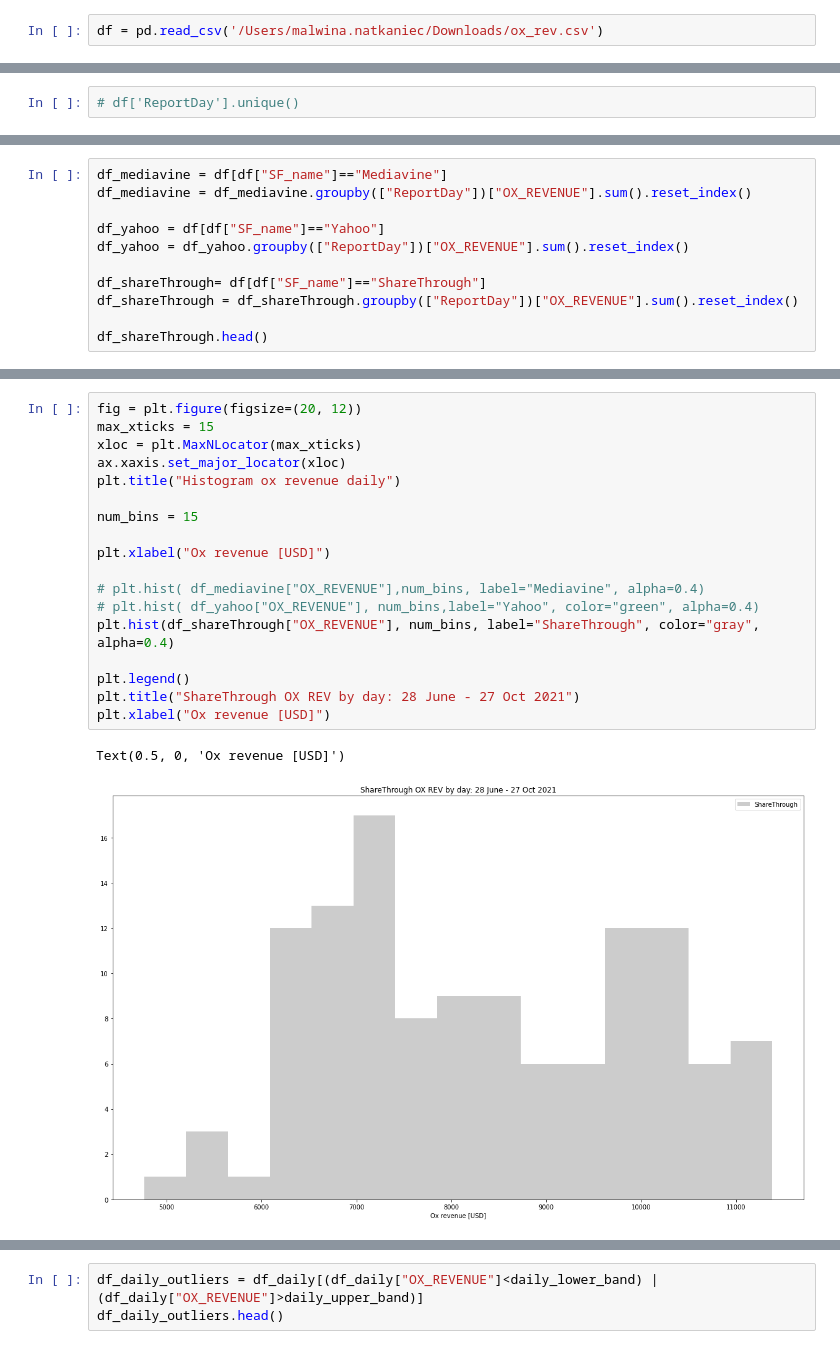
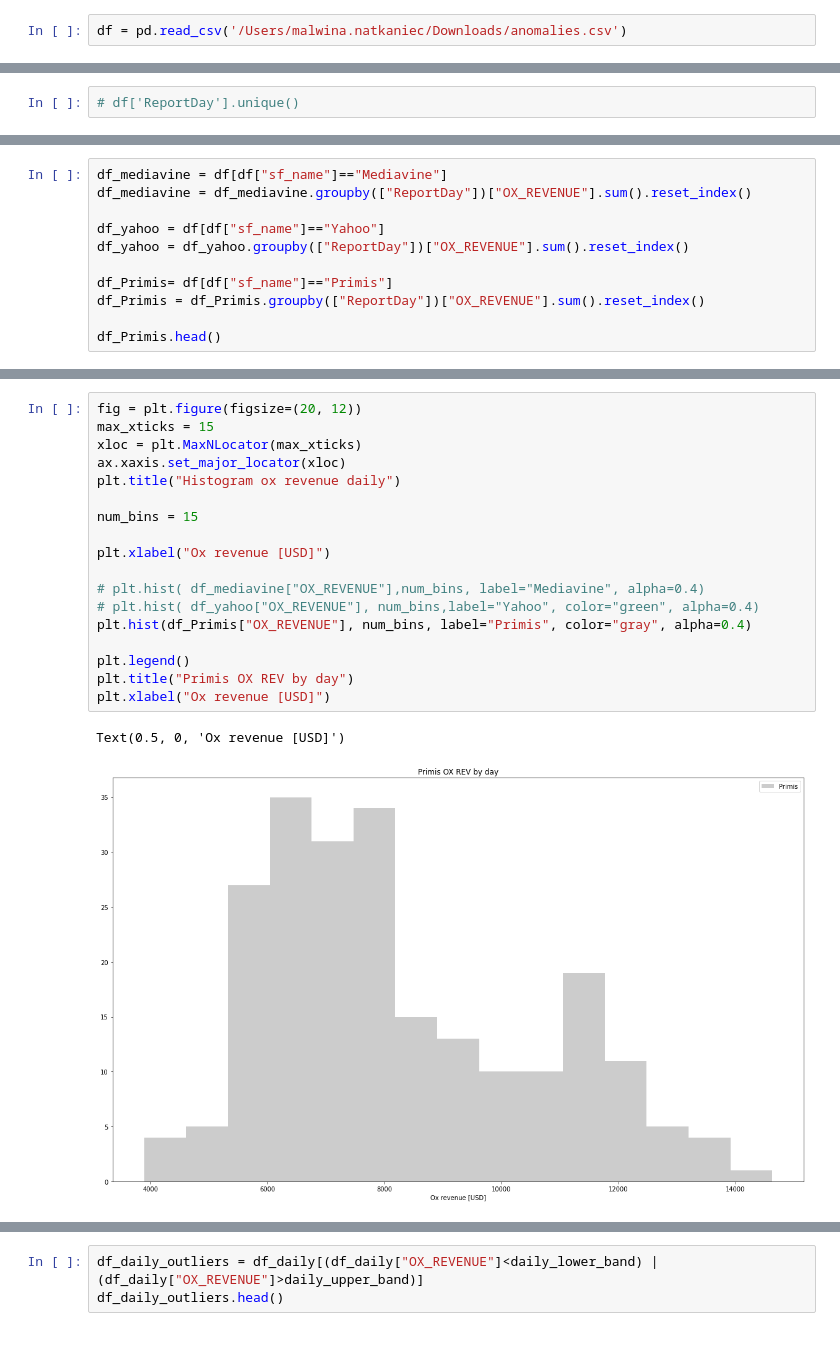
Before and after one commit to malwinan/anomalies, a Jupyter notebook: anomalies.ipynb, the cells around one changed output, grey strips where cells are left out. Cells and saved outputs as stored; diff of their text form.

Commit message:
correcting the plots

```diff
--- a/anomalies.ipynb
+++ b/anomalies.ipynb
@@ -10,7 +10,7 @@ from mpl_toolkits.mplot3d import Axes3D
 from sklearn.preprocessing import StandardScaler
 from sklearn.svm import OneClassSVM
 # %%
-df = pd.read_csv('/Users/malwina.natkaniec/Downloads/ox_rev.csv')
+df = pd.read_csv('/Users/malwina.natkaniec/Downloads/anomalies.csv')
 # %%
 df.head()
 # %% [output]
@@ -78,13 +436,13 @@ df_sf.sort_values(["OX_REVENUE"] ,ascending=False).head()
 # %%
-df_mediavine = df[df["SF_name"]=="Mediavine"]
+df_mediavine = df[df["sf_name"]=="Mediavine"]
 df_mediavine = df_mediavine.groupby(["ReportDay"])["OX_REVENUE"].sum().reset_index()
 
-df_yahoo = df[df["SF_name"]=="Yahoo"]
+df_yahoo = df[df["sf_name"]=="Yahoo"]
 df_yahoo = df_yahoo.groupby(["ReportDay"])["OX_REVENUE"].sum().reset_index()
 
-df_shareThrough= df[df["SF_name"]=="ShareThrough"]
-df_shareThrough = df_shareThrough.groupby(["ReportDay"])["OX_REVENUE"].sum().reset_index()
+df_Primis= df[df["sf_name"]=="Primis"]
+df_Primis = df_Primis.groupby(["ReportDay"])["OX_REVENUE"].sum().reset_index()
 
-df_shareThrough.head()
+df_Primis.head()
 # %% [output]
 |  | ReportDay | OX_REVENUE |
@@ -117,24 +475,24 @@ Text(0.5, 0, 'Date')
 # %%
 fig = plt.figure(figsize=(20, 12))
 max_xticks = 15
 xloc = plt.MaxNLocator(max_xticks)
 ax.xaxis.set_major_locator(xloc)
 plt.title("Histogram ox revenue daily")
 
 num_bins = 15
 
 plt.xlabel("Ox revenue [USD]")
 
 # plt.hist( df_mediavine["OX_REVENUE"],num_bins, label="Mediavine", alpha=0.4)
 # plt.hist( df_yahoo["OX_REVENUE"], num_bins,label="Yahoo", color="green", alpha=0.4)
-plt.hist(df_shareThrough["OX_REVENUE"], num_bins, label="ShareThrough", color="gray", alpha=0.4)
+plt.hist(df_Primis["OX_REVENUE"], num_bins, label="Primis", color="gray", alpha=0.4)
 
 plt.legend()
-plt.title("ShareThrough OX REV by day: 28 June - 27 Oct 2021")
+plt.title("Primis OX REV by day")
 plt.xlabel("Ox revenue [USD]")
 # %% [output]
 Text(0.5, 0, 'Ox revenue [USD]')
-[figure, old version]
+[figure, new version]
 # %%
 daily_median = df_daily["OX_REVENUE"].median()
 daily_25p, daily_75p = df_daily["OX_REVENUE"].quantile(0.25), df_daily["OX_REVENUE"].quantile(0.75)
```
Also changed, not shown: parts of 104 cells of this notebook.
